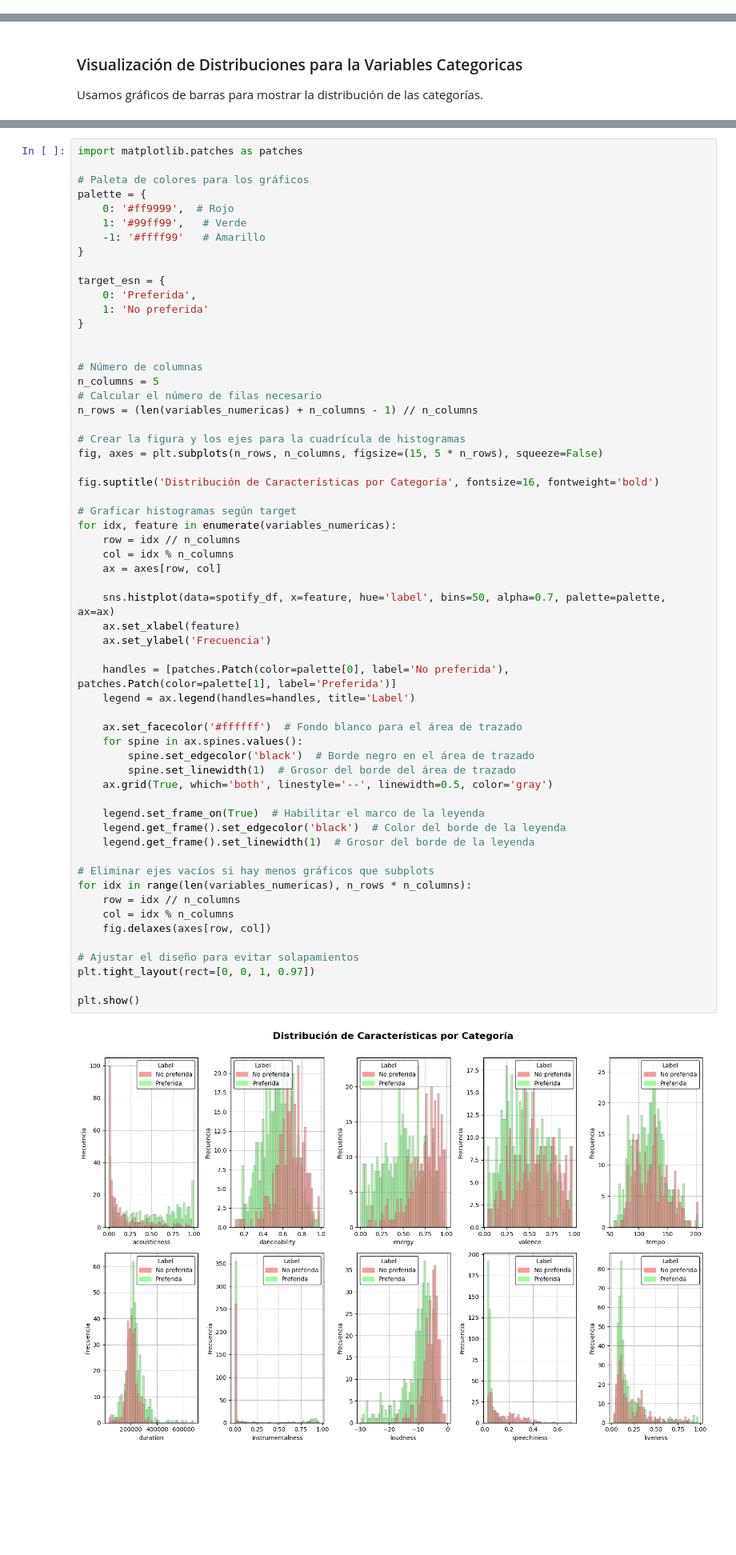
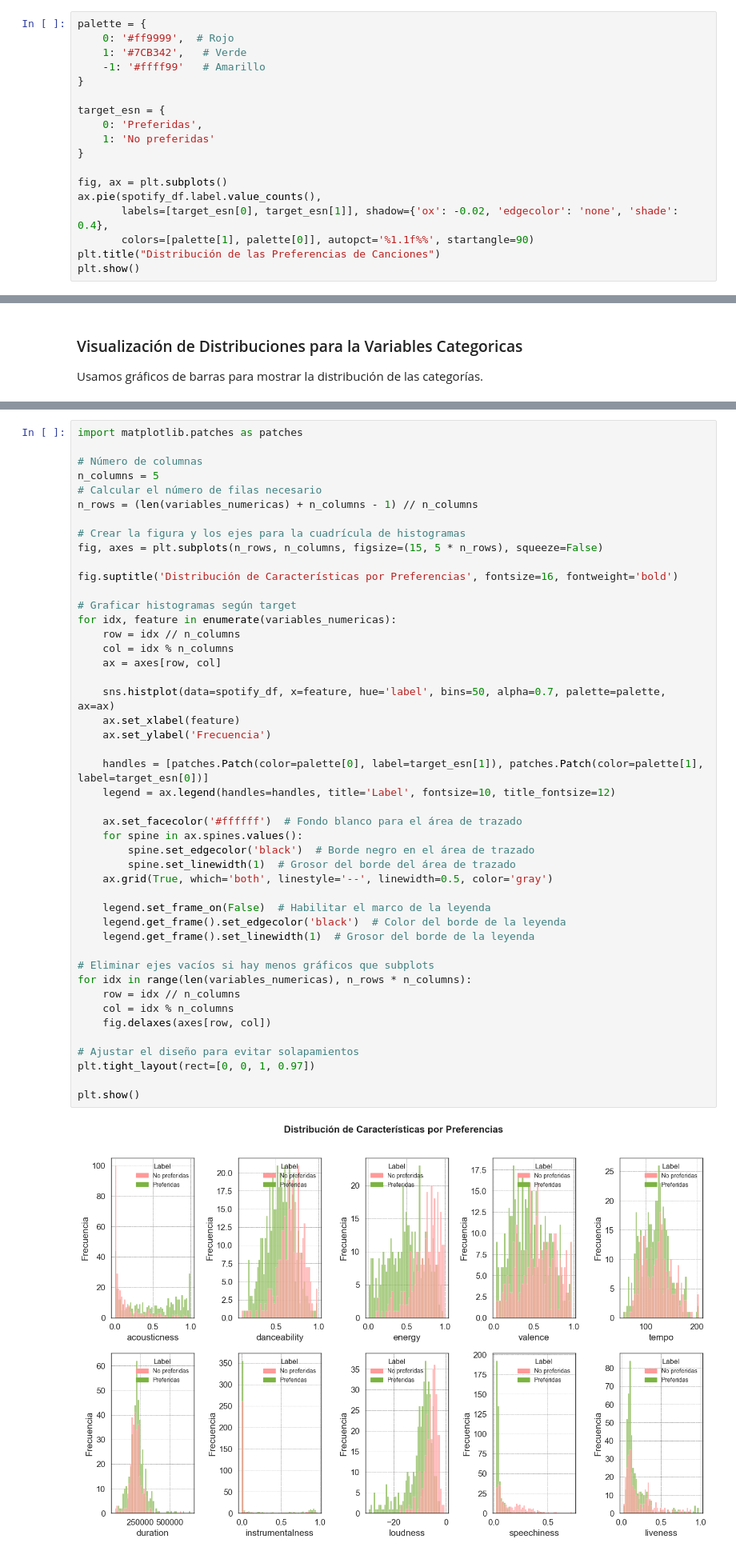
Before and after one commit to luciano106/CEIA-AMq1, a Jupyter notebook: TP_FINAL/tp_final.ipynb, the cells around one changed output, grey strips where cells are left out. Shown at 80% size. Drawn from its saved outputs; the diff is of its cells as text; blank space fills up the shorter version.

```diff
--- a/TP_FINAL/tp_final.ipynb
+++ b/TP_FINAL/tp_final.ipynb
@@ -295,0 +372,18 @@ spotify_df.describe()
+# %%
+palette = {
+    0: '#ff9999',  # Rojo
+    1: '#7CB342',   # Verde
+    -1: '#ffff99'   # Amarillo
+}
+
+target_esn = {
+    0: 'Preferidas',
+    1: 'No preferidas'
+}
+
+fig, ax = plt.subplots()
+ax.pie(spotify_df.label.value_counts(),
+       labels=[target_esn[0], target_esn[1]], shadow={'ox': -0.02, 'edgecolor': 'none', 'shade': 0.4},
+       colors=[palette[1], palette[0]], autopct='%1.1f%%', startangle=90)
+plt.title("Distribución de las Preferencias de Canciones")
+plt.show()
@@ -376,18 +471,5 @@ Se muestran distribuciones utilizando la variable el label (cancion que es prefe
 # %%
 import matplotlib.patches as patches
-
-# Paleta de colores para los gráficos
-palette = {
-    0: '#ff9999',  # Rojo
-    1: '#99ff99',   # Verde
-    -1: '#ffff99'   # Amarillo
-}
-
-target_esn = {
-    0: 'Preferida',
-    1: 'No preferida'
-}
-
 
 # Número de columnas
 n_columns = 5
@@ -397,43 +479,43 @@ n_rows = (len(variables_numericas) + n_columns - 1) // n_columns
 # Crear la figura y los ejes para la cuadrícula de histogramas
 fig, axes = plt.subplots(n_rows, n_columns, figsize=(15, 5 * n_rows), squeeze=False)
 
-fig.suptitle('Distribución de Características por Categoría', fontsize=16, fontweight='bold')
+fig.suptitle('Distribución de Características por Preferencias', fontsize=16, fontweight='bold')
 
 # Graficar histogramas según target
 for idx, feature in enumerate(variables_numericas):
     row = idx // n_columns
     col = idx % n_columns
     ax = axes[row, col]
 
     sns.histplot(data=spotify_df, x=feature, hue='label', bins=50, alpha=0.7, palette=palette, ax=ax)
     ax.set_xlabel(feature)
     ax.set_ylabel('Frecuencia')
 
-    handles = [patches.Patch(color=palette[0], label='No preferida'), patches.Patch(color=palette[1], label='Preferida')]
-    legend = ax.legend(handles=handles, title='Label')
+    handles = [patches.Patch(color=palette[0], label=target_esn[1]), patches.Patch(color=palette[1], label=target_esn[0])]
+    legend = ax.legend(handles=handles, title='Label', fontsize=10, title_fontsize=12)
 
     ax.set_facecolor('#ffffff')  # Fondo blanco para el área de trazado
     for spine in ax.spines.values():
         spine.set_edgecolor('black')  # Borde negro en el área de trazado
         spine.set_linewidth(1)  # Grosor del borde del área de trazado
     ax.grid(True, which='both', linestyle='--', linewidth=0.5, color='gray')
 
-    legend.set_frame_on(True)  # Habilitar el marco de la leyenda
+    legend.set_frame_on(False)  # Habilitar el marco de la leyenda
     legend.get_frame().set_edgecolor('black')  # Color del borde de la leyenda
     legend.get_frame().set_linewidth(1)  # Grosor del borde de la leyenda
 
 # Eliminar ejes vacíos si hay menos gráficos que subplots
 for idx in range(len(variables_numericas), n_rows * n_columns):
     row = idx // n_columns
     col = idx % n_columns
     fig.delaxes(axes[row, col])
 
 # Ajustar el diseño para evitar solapamientos
 plt.tight_layout(rect=[0, 0, 1, 0.97])
 
 plt.show()
 # %% [output]
-[figure, old version]
+[figure, new version]
 # %% [markdown]
 ### Conclusiones
 
```
Also changed, not shown: parts of 40 cells of this notebook, 1 other file.
